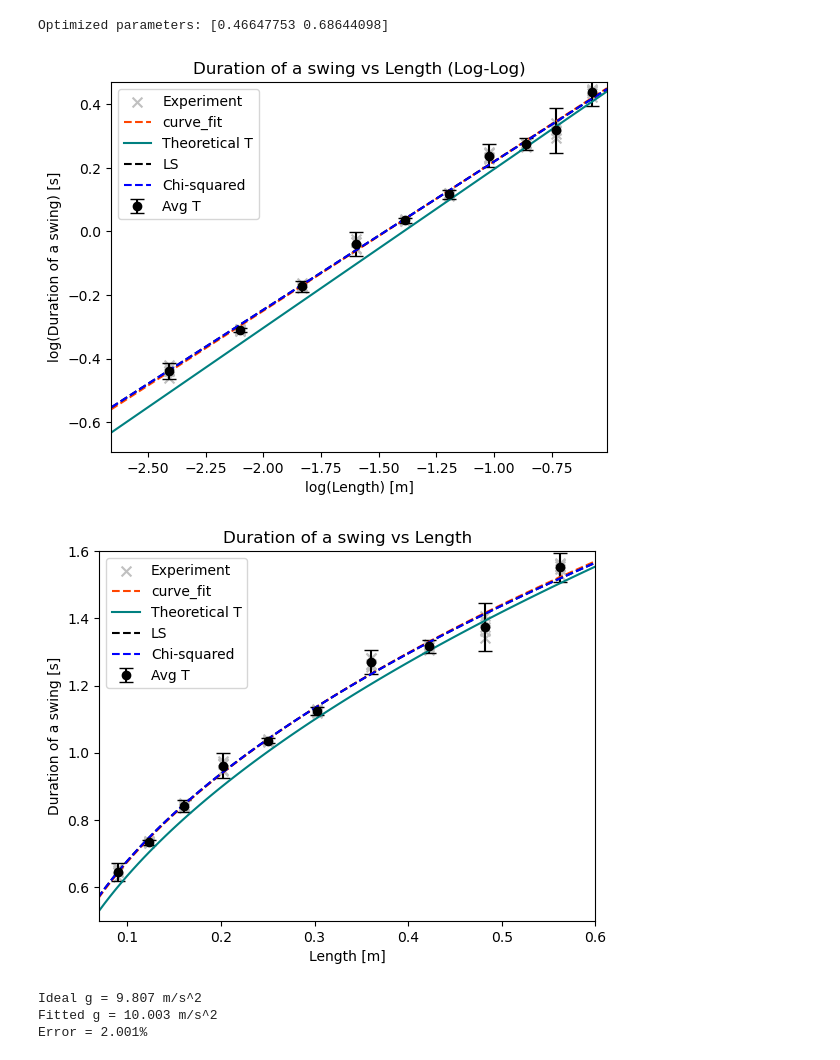
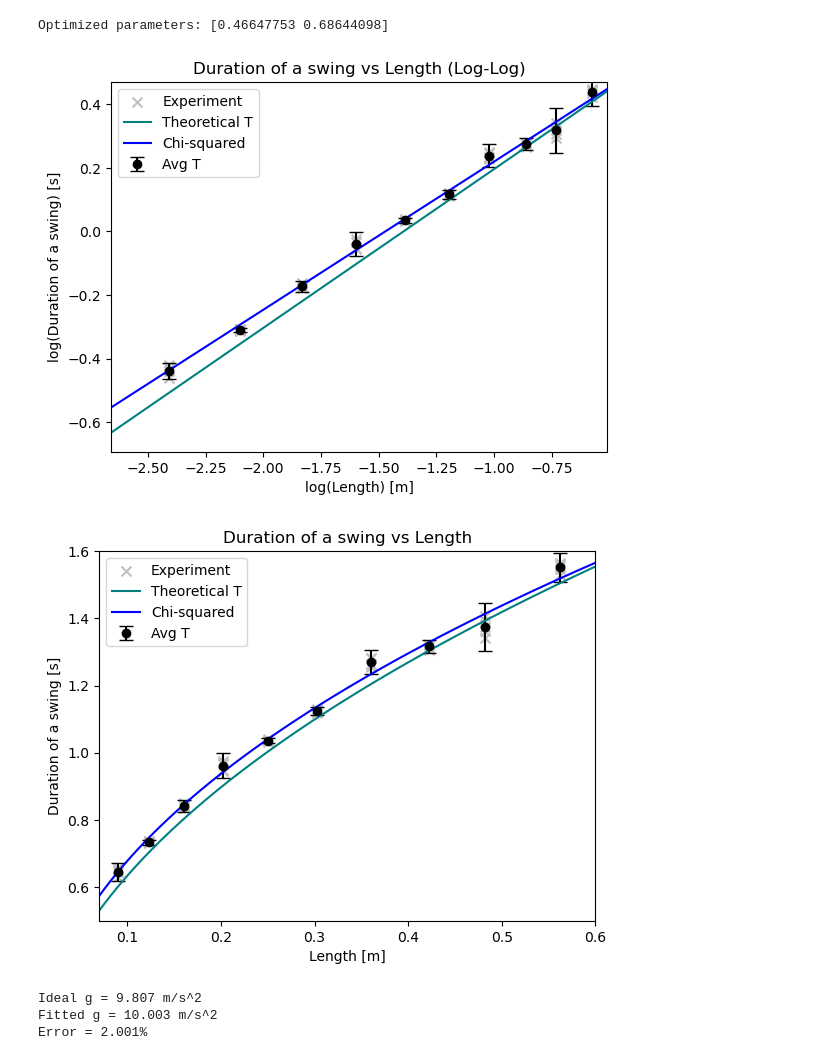
Before and after one commit to hyp0515/exp_phy_ii, a Jupyter notebook: apr1/pedulum.ipynb, the cells around one changed output. Cells and saved outputs as stored; diff of their text form; code cells hidden in the pictures.

```diff
--- a/apr1/pedulum.ipynb
+++ b/apr1/pedulum.ipynb
@@ -211,17 +226,18 @@ Optimized parameters: [0.46647753 0.68644098]
 # %%
 plt.scatter(np.log(pendulum_length_matrix), np.log(period_1swing.flatten()), s=50, marker='x', color='silver', label='Experiment')
 plt.errorbar(np.log(pendulum_length), np.log(avg_1period), yerr=std_1period, fmt='o', label='Avg T', color='k', capsize=5)
-plt.plot(np.log(l_axis), linear_function(np.log(l_axis), *propt), color='orangered',linestyle='dashed',
-         label=f'curve_fit')
+# plt.plot(np.log(l_axis), linear_function(np.log(l_axis), *propt), color='orangered',linestyle='dashed',
+#          label=f'curve_fit')
 plt.plot(np.log(l_axis), np.log(t_ideal), label='Theoretical T', color='teal')
-plt.plot(np.log(l_axis), np.dot(np.vander(np.log(l_axis), 2), w), "--k", label="LS")
-plt.plot(np.log(l_axis), linear_function(np.log(l_axis), *optimized_params), "--b", label="Chi-squared")
+# plt.plot(np.log(l_axis), np.dot(np.vander(np.log(l_axis), 2), w), "--k", label="LS")
+plt.plot(np.log(l_axis), linear_function(np.log(l_axis), *optimized_params), "-b", label="Chi-squared")
 plt.xlabel('log(Length) [m]')
 plt.ylabel('log(Duration of a swing) [s]')
 plt.title('Duration of a swing vs Length (Log-Log)')
 plt.xlim(left=np.log(0.07), right=np.log(0.6))
 plt.ylim(bottom=np.log(0.5), top=np.log(1.6))
 plt.legend()
+plt.savefig('./figures/chisq_log.pdf', transparent=True)
 plt.show()
 # %% [output]
-[figure, old version]
+[figure, new version]
@@ -228,17 +246,18 @@ plt.show()
 # %%
 plt.scatter(pendulum_length_matrix, period_1swing.flatten(), s=50, marker='x', color='silver', label='Experiment')
 plt.errorbar(pendulum_length, avg_1period, yerr=std_1period, fmt='o', label='Avg T', color='k', capsize=5)
-plt.plot(l_axis, np.e**linear_function(np.log(l_axis), *propt), color='orangered',linestyle='dashed',
-         label=f'curve_fit')
+# plt.plot(l_axis, np.e**linear_function(np.log(l_axis), *propt), color='orangered',linestyle='dashed',
+#          label=f'curve_fit')
 plt.plot(l_axis, t_ideal, label='Theoretical T', color='teal')
-plt.plot(l_axis, np.e**np.dot(np.vander(np.log(l_axis), 2), w), "--k", label="LS")
-plt.plot(l_axis, np.e**linear_function(np.log(l_axis), *optimized_params), "--b", label="Chi-squared")
+# plt.plot(l_axis, np.e**np.dot(np.vander(np.log(l_axis), 2), w), "--k", label="LS")
+plt.plot(l_axis, np.e**linear_function(np.log(l_axis), *optimized_params), "-b", label="Chi-squared")
 plt.xlabel('Length [m]')
 plt.ylabel('Duration of a swing [s]')
 plt.title('Duration of a swing vs Length')
 plt.xlim(left=0.07, right=0.6)
 plt.ylim(bottom=0.5, top=1.6)
 plt.legend()
+plt.savefig('./figures/chisq.pdf', transparent=True)
 plt.show()
 # %% [output]
-[figure, old version]
+[figure, new version]
```
Also changed, not shown: parts of 24 cells of this notebook, 12 other files.
